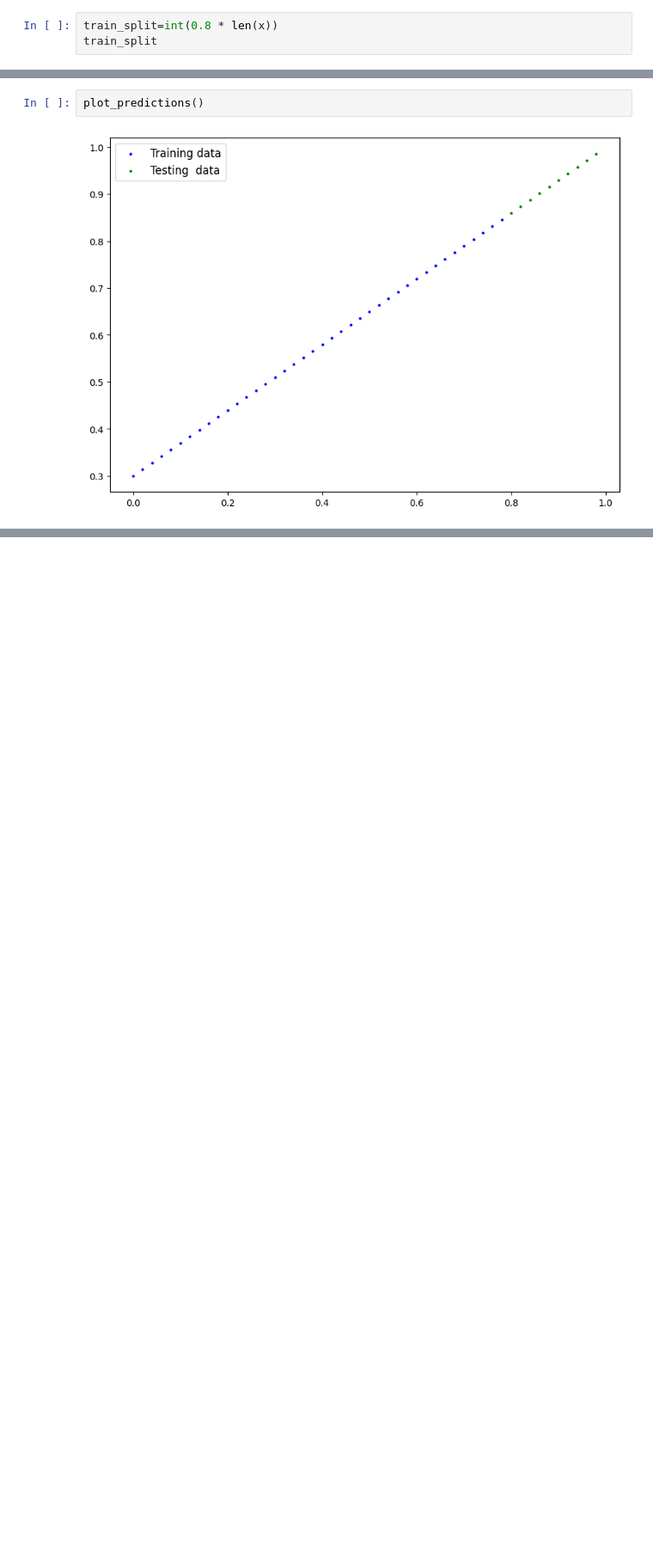
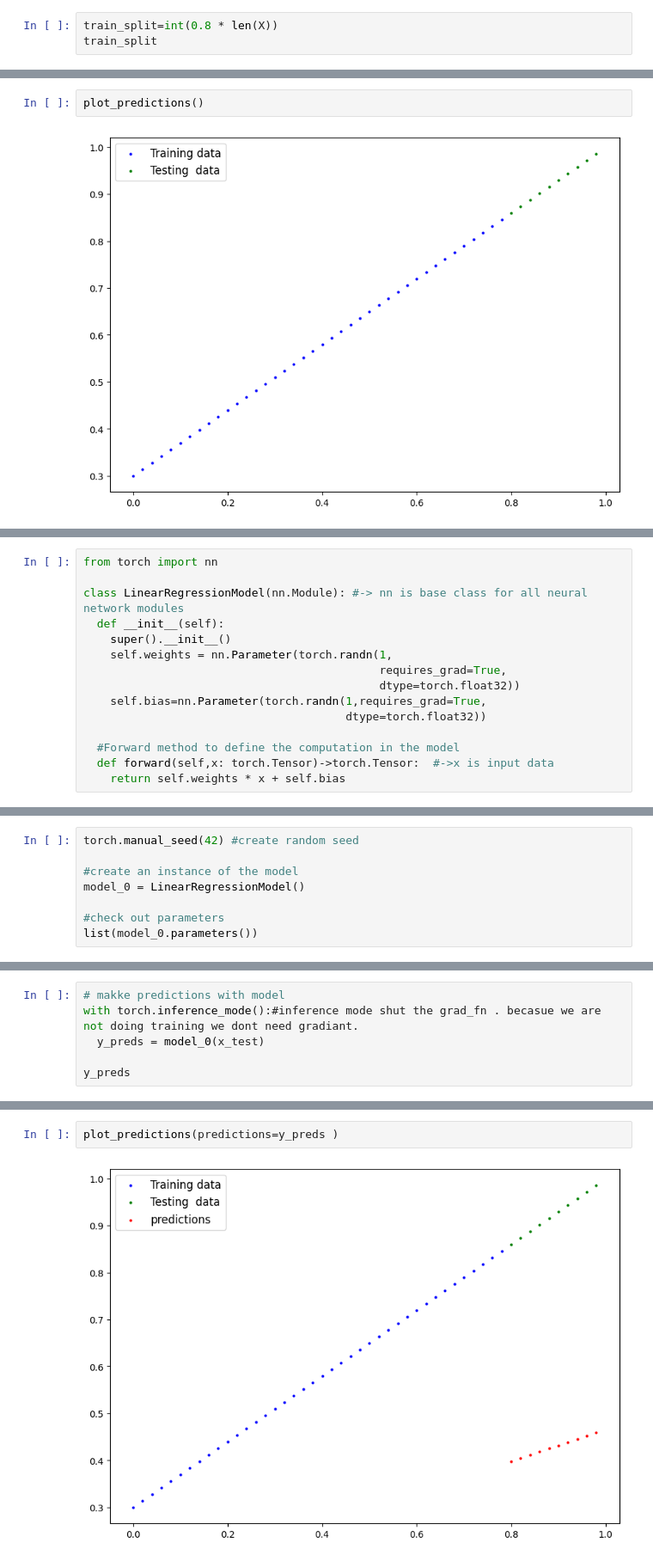
Before and after one commit to akshar1277/Pytorch_learning, a Jupyter notebook: 01_pytorch_workflow.ipynb, the cells around one changed output, grey strips where cells are left out. Shown at 86% size. Saved outputs shown, nothing was run; the diff lists cells and outputs as text; blank space fills up the shorter version.

```diff
--- a/01_pytorch_workflow.ipynb
+++ b/01_pytorch_workflow.ipynb
@@ -75,7 +77,7 @@ len(X),len(y)
 # %% [markdown]
 ###splitting data into training and testing
 # %%
-train_split=int(0.8 * len(x))
+train_split=int(0.8 * len(X))
 train_split
 # %% [output]
 40
@@ -111,0 +124,15 @@ plot_predictions()
+# %%
+from torch import nn
+
+class LinearRegressionModel(nn.Module): #-> nn is base class for all neural network modules
+  def __init__(self):
+    super().__init__()
+    self.weights = nn.Parameter(torch.randn(1,
+                                            requires_grad=True,
+                                            dtype=torch.float32))
+    self.bias=nn.Parameter(torch.randn(1,requires_grad=True,
+                                       dtype=torch.float32))
+
+  #Forward method to define the computation in the model
+  def forward(self,x: torch.Tensor)->torch.Tensor:  #->x is input data
+    return self.weights * x + self.bias
@@ -111,0 +144,8 @@ plot_predictions()
+# %%
+torch.manual_seed(42) #create random seed
+
+#create an instance of the model
+model_0 = LinearRegressionModel()
+
+#check out parameters
+list(model_0.parameters())
@@ -111,0 +172,6 @@ plot_predictions()
+# %%
+# makke predictions with model
+with torch.inference_mode():#inference mode shut the grad_fn . becasue we are not doing training we dont need gradiant.
+  y_preds = model_0(x_test)
+
+y_preds
@@ -111,0 +202,4 @@ plot_predictions()
+# %%
+plot_predictions(predictions=y_preds )
+# %% [output]
+[figure, added]
```
Also changed, not shown: parts of 9 cells of this notebook.
